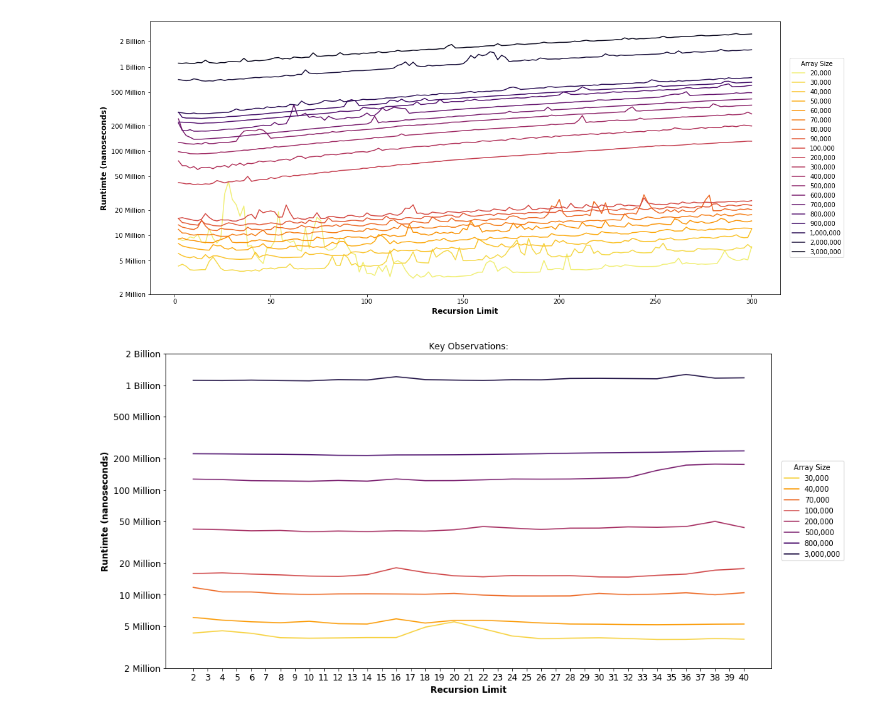
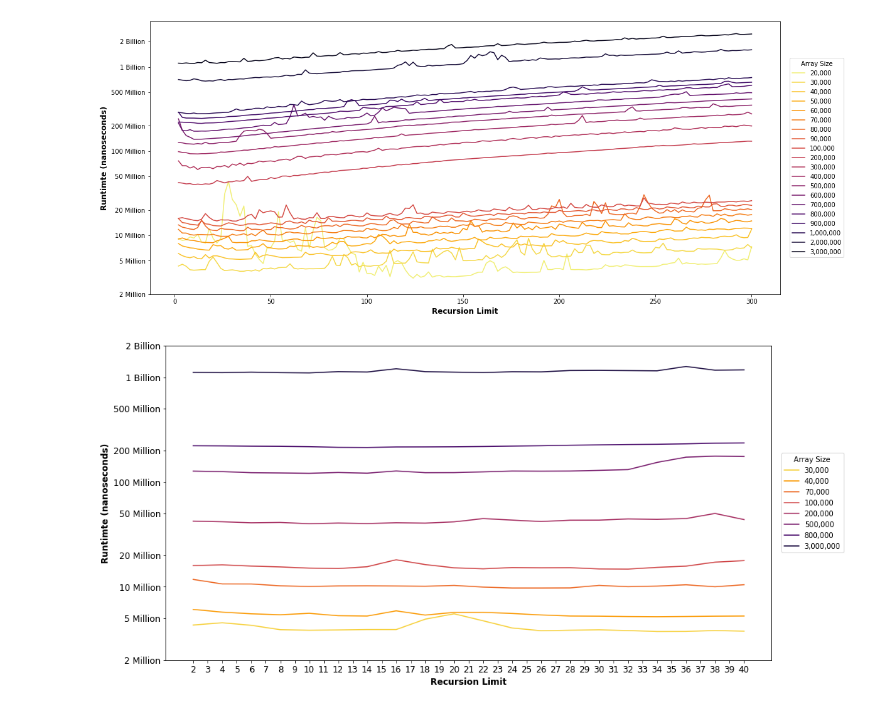
Before and after one commit to sclkan/QuickSortAlgoBenchmark, a Jupyter notebook: resources/DataVisualizationScript.ipynb, the cells around one changed output. Cells and saved outputs as stored; diff of their text form; code cells hidden in the pictures.

Commit message:
Updated DataVisualizationScript

```diff
--- a/resources/DataVisualizationScript.ipynb
+++ b/resources/DataVisualizationScript.ipynb
@@ -55,25 +55,24 @@ plt.savefig('subset_with_comment.png', dpi=300);
 # %%
 #Codes for the second grap where I filtered and zoomed to a particular range of interest for recursion limit vs array size
 plt.figure(figsize=[15,8])
 
 xtick_labels = np.arange(2,41)
 ytick_locs= [2000000,5000000, 10000000,20000000,50000000,100000000,200000000,500000000,1000000000,2000000000]
 ytick_labels= ["2 Million","5 Million", "10 Million","20 Million","50 Million","100 Million","200 Million","500 Million","1 Billion","2 Billion"]
 legend_labels = [format(x,",") for x in df_reduced.array_size.unique()]
 
 sb.lineplot(data=df_reduced, x="recursion", y="log_time", hue="array_size", palette=sb.color_palette('inferno_r', n_colors=8), legend=False)
 
 plt.xticks(xtick_labels,xtick_labels)
 plt.yticks(log_trans(tick_locs), tick_labels)
 
 
 plt.rc('xtick',labelsize=12)
 plt.rc('ytick',labelsize=12)
 
 plt.xlabel("Recursion Limit", fontsize=12,weight="bold")
 plt.ylabel("Runtimte (nanoseconds)", fontsize=12, weight="bold")
-plt.title("Key Observations:")
 plt.legend(title="Array Size",loc='center left', bbox_to_anchor=(1.01, 0.5),labels=legend_labels)
 plt.savefig('full_results_with_comment.png', dpi=300);
 # %% [output]
-[figure, old version]
+[figure, new version]
```
